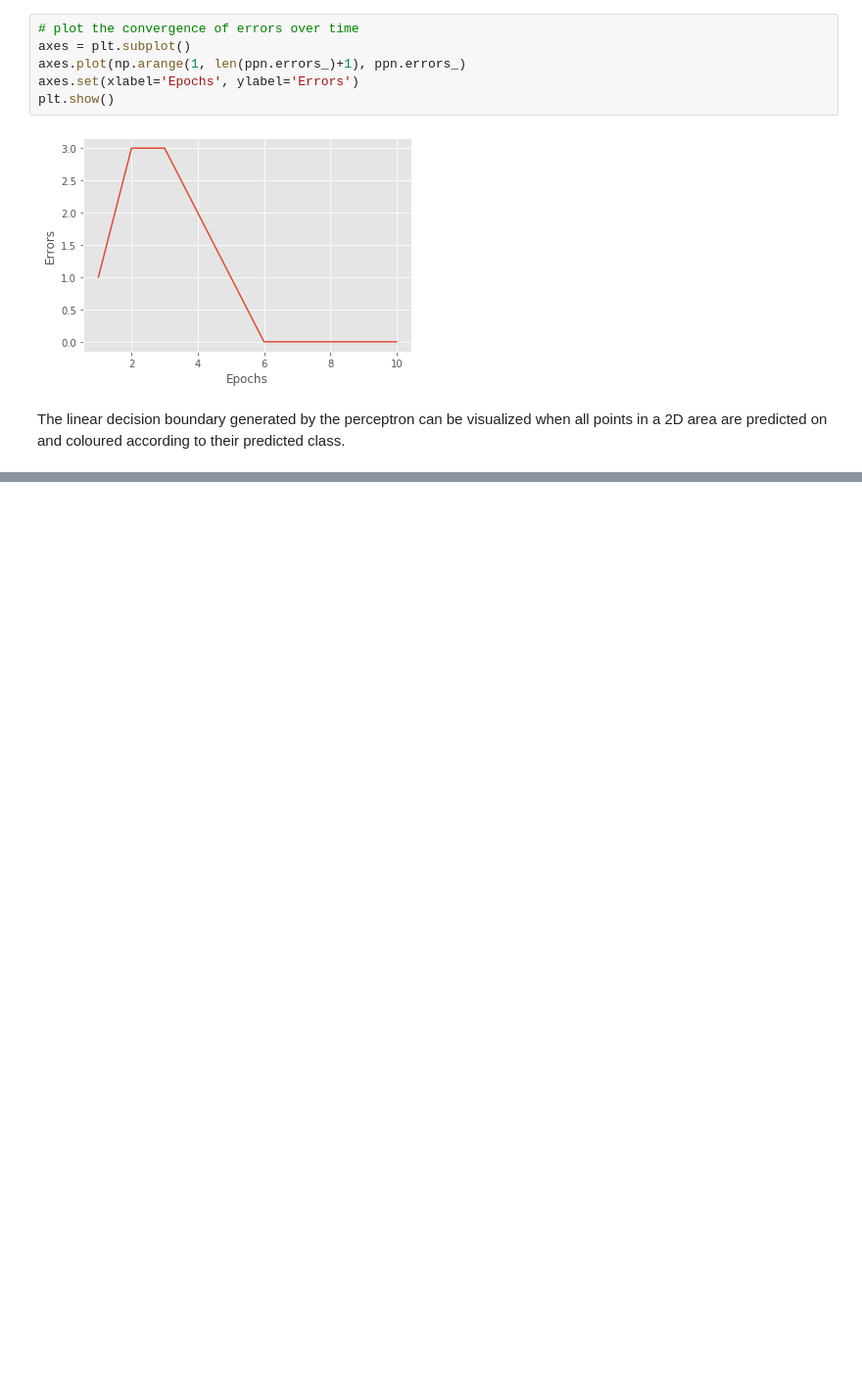
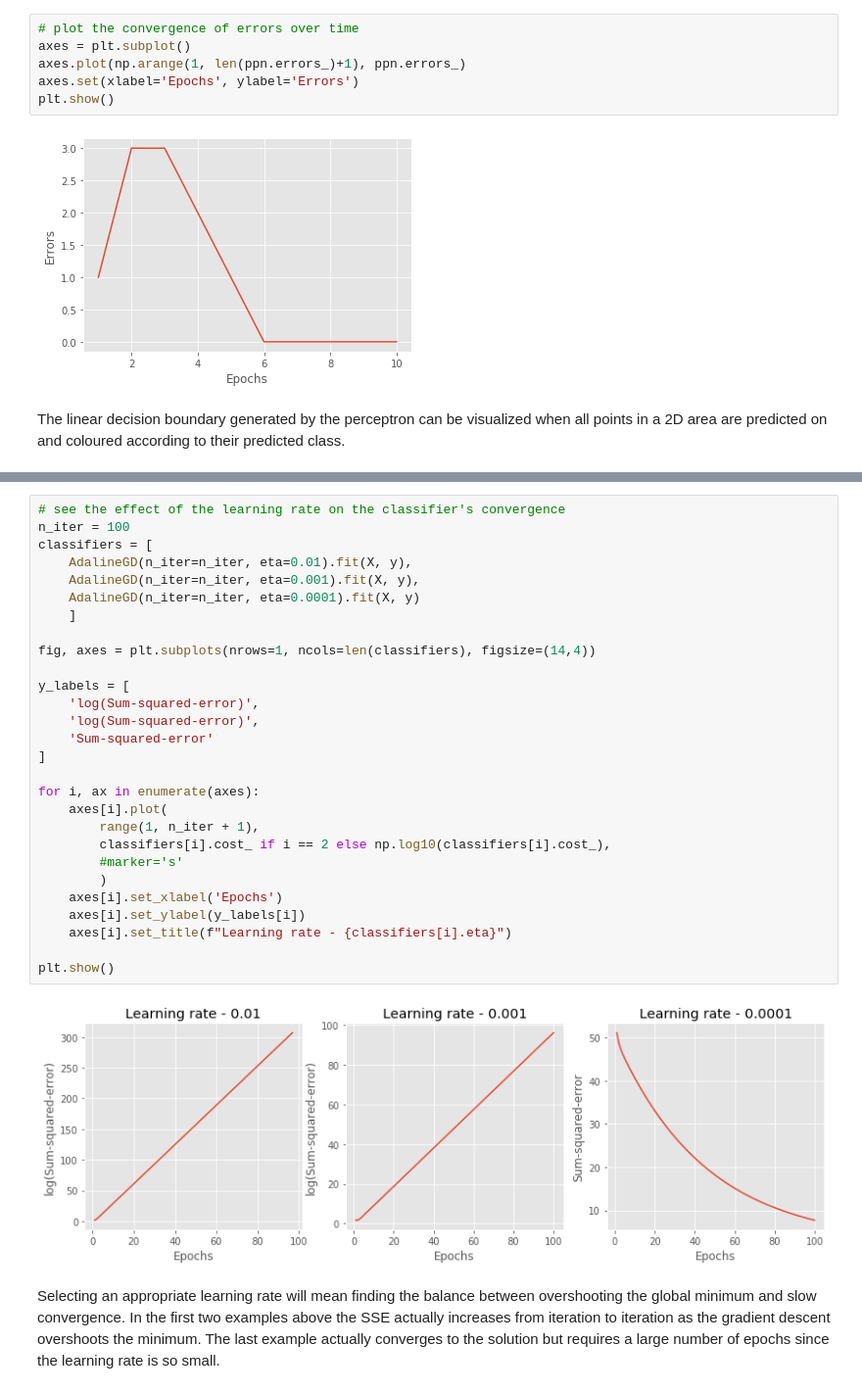
Before and after one commit to davidlwzhao/pyml, a Jupyter notebook: python-machine-learning/chpt-2.ipynb, the cells around one changed output, grey strips where cells are left out. Shown at 98% size. Cells and saved outputs as stored; diff of their text form; blank space fills up the shorter version.

Commit message:
Adaline batch gradient decent implementation

```diff
--- a/python-machine-learning/chpt-2.ipynb
+++ b/python-machine-learning/chpt-2.ipynb
@@ -184,0 +266,32 @@ plt.legend(loc='best');
+# %%
+# see the effect of the learning rate on the classifier's convergence
+n_iter = 100
+classifiers = [
+    AdalineGD(n_iter=n_iter, eta=0.01).fit(X, y),
+    AdalineGD(n_iter=n_iter, eta=0.001).fit(X, y),
+    AdalineGD(n_iter=n_iter, eta=0.0001).fit(X, y)
+    ]
+
+fig, axes = plt.subplots(nrows=1, ncols=len(classifiers), figsize=(14,4))
+
+y_labels = [
+    'log(Sum-squared-error)',
+    'log(Sum-squared-error)',
+    'Sum-squared-error'
+]
+
+for i, ax in enumerate(axes):
+    axes[i].plot(
+        range(1, n_iter + 1),
+        classifiers[i].cost_ if i == 2 else np.log10(classifiers[i].cost_),
+        #marker='s'
+        )
+    axes[i].set_xlabel('Epochs')
+    axes[i].set_ylabel(y_labels[i])
+    axes[i].set_title(f"Learning rate - {classifiers[i].eta}")
+
+plt.show()
+# %% [output]
+[figure, added]
+# %% [markdown]
+Selecting an appropriate learning rate will mean finding the balance between overshooting the global minimum and slow convergence. In the first two examples above the SSE actually increases from iteration to iteration as the gradient descent overshoots the minimum. The last example actually converges to the solution but requires a large number of epochs since the learning rate is so small.
```
Also changed, not shown: parts of 5 cells of this notebook.
